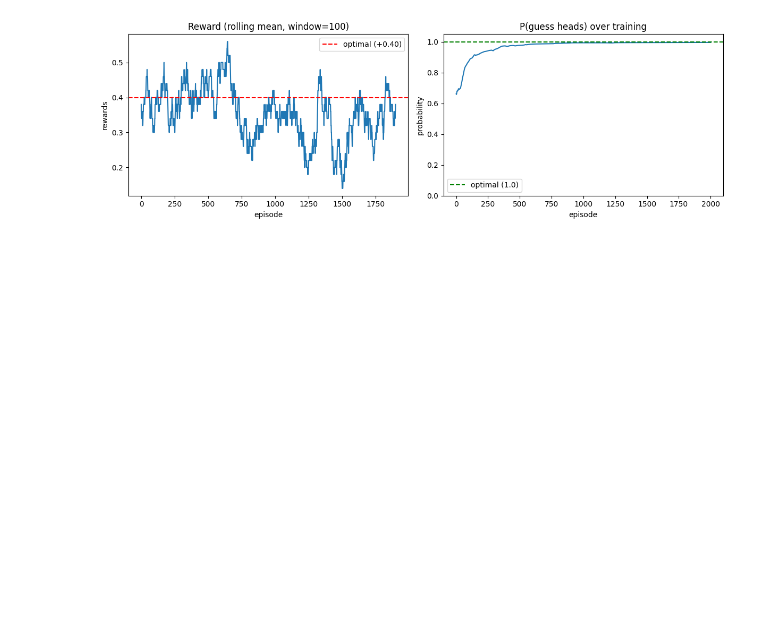
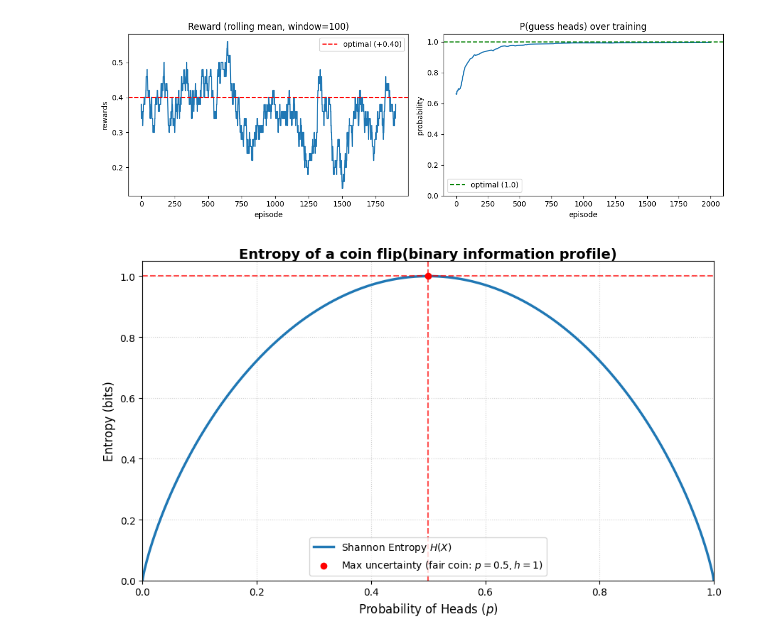
Before and after one commit to MRITUNJAYMADDHESHIYA/Research_Paper_Quant, a Jupyter notebook: 16_Regime_Change/main.ipynb, the cells around one changed output. Drawn from its saved outputs; the diff is of its cells as text; code cells hidden in the pictures; blank space fills up the shorter version.

```diff
--- a/16_Regime_Change/main.ipynb
+++ b/16_Regime_Change/main.ipynb
@@ -433,0 +437,33 @@ class NonStationaryBiasedCoin:
+# %%
+import numpy as np
+import matplotlib.pyplot as plt
+
+# generate probabilities from 0 to 1
+# we use a tiny epsilon offset at the boundaries (0, 1) to avoid log2(0) errors
+p = np.linspace(1e-7, 1-1e-7, 500)
+
+# calculate shannon entropy in bits
+entropy = -p * np.log2(p) - (1-p) *np.log2(1-p)
+
+## create the plot
+plt.figure(figsize=(9, 5.5))
+plt.plot(p, entropy, label="Shannon Entropy $H(X)$", color="#1f77b4", linewidth=2.5)
+
+## highlight the maximum entropy point(fair coin)
+plt.axvline(x=0.5, color="red", linestyle="--", alpha=0.7)
+plt.axhline(y=1.0, color="red", linestyle="--", alpha=0.7)
+plt.scatter([0.5], [1.0], color="red", zorder=5, label="Max uncertainty (fair coin: $p=0.5, h=1$)")
+
+## formatting the chart
+plt.title("Entropy of a coin flip(binary information profile)", fontsize=14, fontweight="bold", pad=1)
+plt.xlabel("Probability of Heads ($p$)", fontsize=12)
+plt.ylabel("Entropy (bits)", fontsize=12)
+plt.xlim(0, 1)
+plt.ylim(0, 1.05)
+plt.grid(True, linestyle=":", alpha=0.6)
+plt.legend(loc="lower center", fontsize=10, frameon=True)
+
+plt.tight_layout()
+plt.show()
+# %% [output]
+[figure, added]
```
Also changed, not shown: parts of 4 cells of this notebook, 1 other file.
